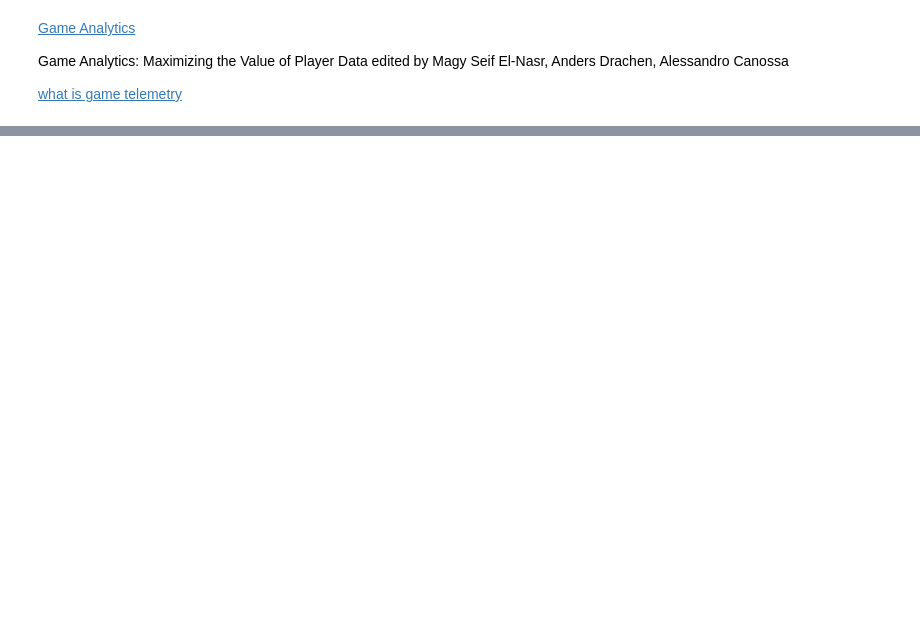
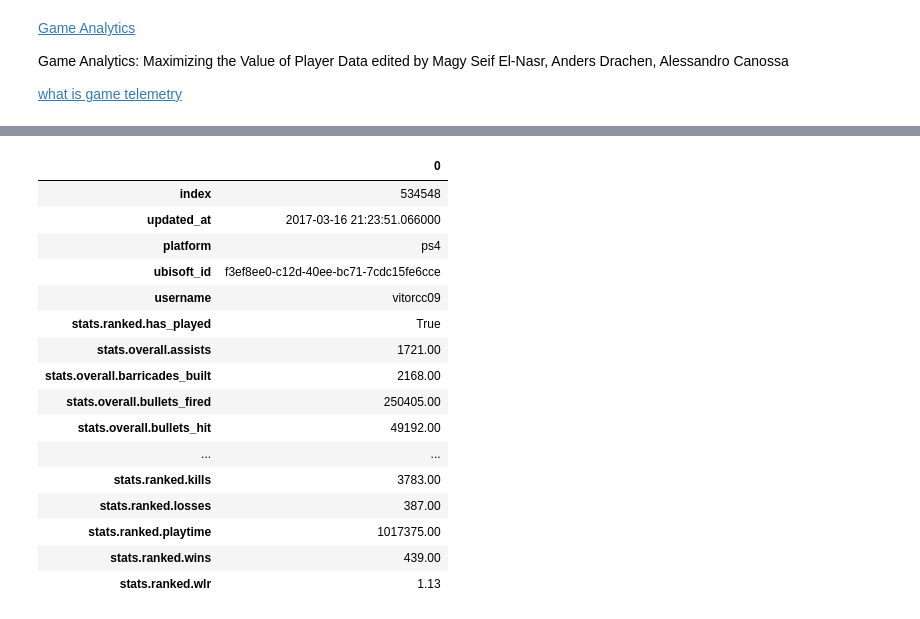
Before and after one commit to hernamesbarbara/r6stats, a Jupyter notebook: notebooks/Radar Players.ipynb, the cells around one changed output, grey strips where cells are left out. Cells and saved outputs as stored; diff of their text form; code cells hidden in the pictures; blank space fills up the shorter version.

```diff
--- a/notebooks/Radar Players.ipynb
+++ b/notebooks/Radar Players.ipynb
@@ -18,4 +18,4 @@ from radarchart import RadarChart
 sys.path.append("../utils/")
 from utils import r6io, sample_nrows
 # %%
-pd.options.display.precision = 2
+pd.options.display.float_format = '{:.2f}'.format
@@ -53,0 +57,20 @@ dtype: object
+# %%
+df.head(1).T
+# %% [output]
+|  | 0 |
+| index | 534548 |
+| updated_at | 2017-03-16 21:23:51.066000 |
+| platform | ps4 |
+| ubisoft_id | f3ef8ee0-c12d-40ee-bc71-7cdc15fe6cce |
+| username | vitorcc09 |
+| stats.ranked.has_played | True |
+| stats.overall.assists | 1721.00 |
+| stats.overall.barricades_built | 2168.00 |
+| stats.overall.bullets_fired | 250405.00 |
+| stats.overall.bullets_hit | 49192.00 |
+| ... | ... |
+| stats.ranked.kills | 3783.00 |
+| stats.ranked.losses | 387.00 |
+| stats.ranked.playtime | 1017375.00 |
+| stats.ranked.wins | 439.00 |
+| stats.ranked.wlr | 1.13 |
```
Also changed, not shown: parts of 9 cells of this notebook.
